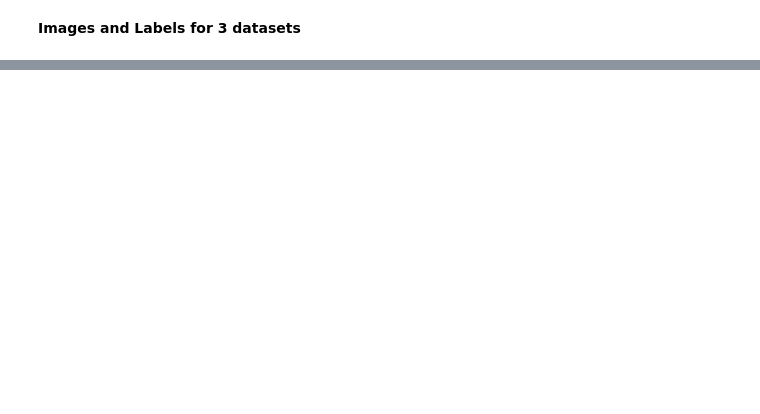
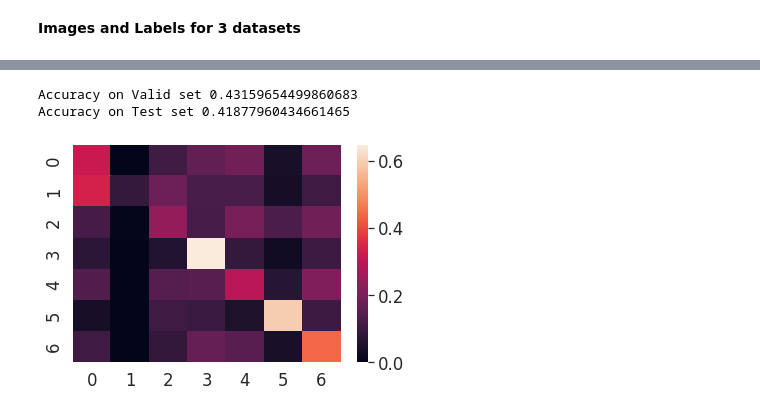
Before and after one commit to kushvatsa/AML, a Jupyter notebook: Assignment_1.ipynb, the cells around one changed output, grey strips where cells are left out. Saved outputs shown, nothing was run; the diff lists cells and outputs as text; code cells hidden in the pictures; blank space fills up the shorter version.

```diff
--- a/Assignment_1.ipynb
+++ b/Assignment_1.ipynb
@@ -258,0 +305,19 @@ ValueError: ignored
+# %%
+from sklearn.metrics import confusion_matrix
+import seaborn as sns
+def confusion_plot(m):
+  # Compute confusion matrix:
+  predict = np.argmax(m.predict(validation_imgs), axis=-1)
+  cm = confusion_matrix(validation_labels, predict)
+  cm_normalised = cm.astype('float') / cm.sum(axis=1)[:, np.newaxis]
+
+  ax = sns.heatmap(cm_normalised)
+# %%
+accuracy_model(model)
+# %% [output]
+Accuracy on Valid set 0.43159654499860683
+Accuracy on Test set 0.41877960434661465
+# %%
+confusion_plot(model)
+# %% [output]
+[figure, added]
```
Also changed, not shown: parts of 36 cells of this notebook.
